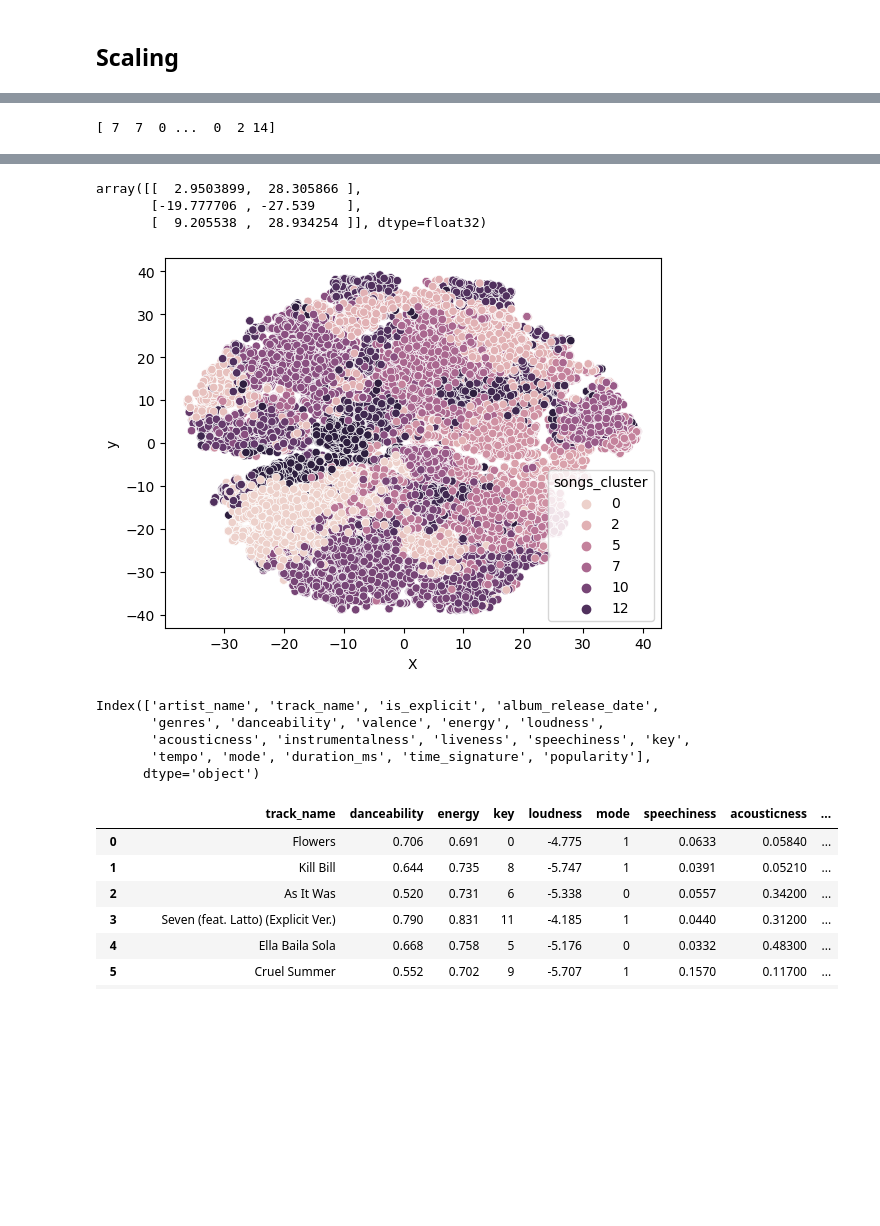
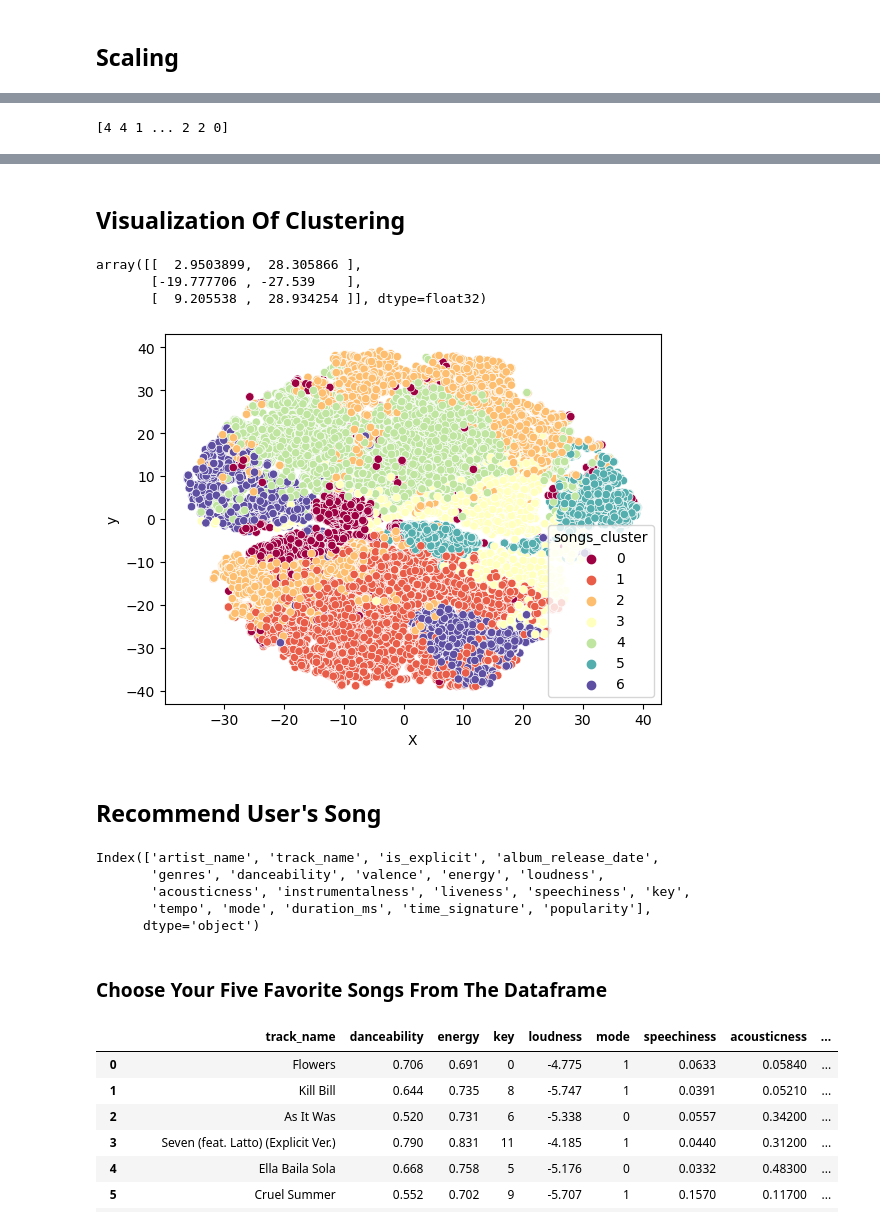
Before and after one commit to JoeBrueneman/Jammin_With_Spotify, a Jupyter notebook: topic1_30k/Processing.ipynb, the cells around one changed output, grey strips where cells are left out. Saved outputs shown, nothing was run; the diff lists cells and outputs as text; code cells hidden in the pictures; blank space fills up the shorter version.

```diff
--- a/topic1_30k/Processing.ipynb
+++ b/topic1_30k/Processing.ipynb
@@ -86,7 +91,7 @@ from sklearn.cluster import KMeans, AgglomerativeClustering, Birch
 # %%
 # Create a a list to store inertia values and the values of k
 inertia = []
-k = list(range(1, 30))
+k = list(range(1, 15))
 # %%
 # Create a for-loop where each value of k is evaluated using the K-means algorithm
 # Fit the model using the spread_df DataFrame
@@ -122,6 +131,6 @@ df_elbow.hvplot.line(
 # %%
 # Initialize the K-Means model with n_clusters=3
-model = KMeans(n_clusters=15)
+model = KMeans(n_clusters=7)
 
 # Fit the model for the rate_df_scaled DataFrame
 model.fit(scaled_songs_df)
@@ -132,7 +141,7 @@ songs_clusters = model.predict(scaled_songs_df)
 # View the country clusters
 print(songs_clusters)
 # %% [output]
-[ 7  7  0 ...  0  2 14]
+[4 4 1 ... 2 2 0]
 # %%
 # Create a copy of the concatenated DataFrame
 clustered_scaled_songs_df = scaled_songs_df.copy()
@@ -150,6 +159,8 @@ clustered_scaled_songs_df.head()
 | 1z1Hg7Vb0AhHDiEmnDE79l | 0.138889 | 1.284529 | -1.211227 | 1.100090 | -1.141322 | -0.324422 | -0.436799 | -0.377849 | ... |
 | 75FpbthrwQmzHlBJLuGdC7 | 0.435271 | 1.279002 | 0.450085 | 0.984309 | 0.876177 | -0.050024 | -0.667642 | -0.377911 | ... |
 | 1e8PAfcKUYoKkxPhrHqw4x | -0.033426 | 0.742815 | -1.211227 | 0.685151 | 0.876177 | -0.702460 | -0.432701 | -0.377953 | ... |
+# %% [markdown]
+## Visualization Of Clustering
 # %%
 from sklearn.manifold import TSNE
 # %%
@@ -167,10 +178,12 @@ clustered_scaled_songs_df["X"] = tsne_features[:,0]
 clustered_scaled_songs_df["y"] = tsne_features[:,1]
 # %%
 import seaborn as sns
-sns.scatterplot(x="X", y="y", hue='songs_cluster', data=clustered_scaled_songs_df)
+sns.scatterplot(x="X", y="y", hue='songs_cluster', palette='Spectral', data=clustered_scaled_songs_df)
 plt.show()
 # %% [output]
-[figure, old version]
+[figure, new version]
+# %% [markdown]
+## Recommend User's Song
 # %%
 # Read the csv file into a pandas DataFrame
 songs_2023_df = pd.read_csv(Path("Resources/top_50_2023.csv"),encoding="latin-1")
@@ -183,4 +196,6 @@ Index(['artist_name', 'track_name', 'is_explicit', 'album_release_date',
        'acousticness', 'instrumentalness', 'liveness', 'speechiness', 'key',
        'tempo', 'mode', 'duration_ms', 'time_signature', 'popularity'],
       dtype='object')
+# %% [markdown]
+### Choose Your Five Favorite Songs From The Dataframe
 # %%
```
Also changed, not shown: parts of 24 cells of this notebook.
